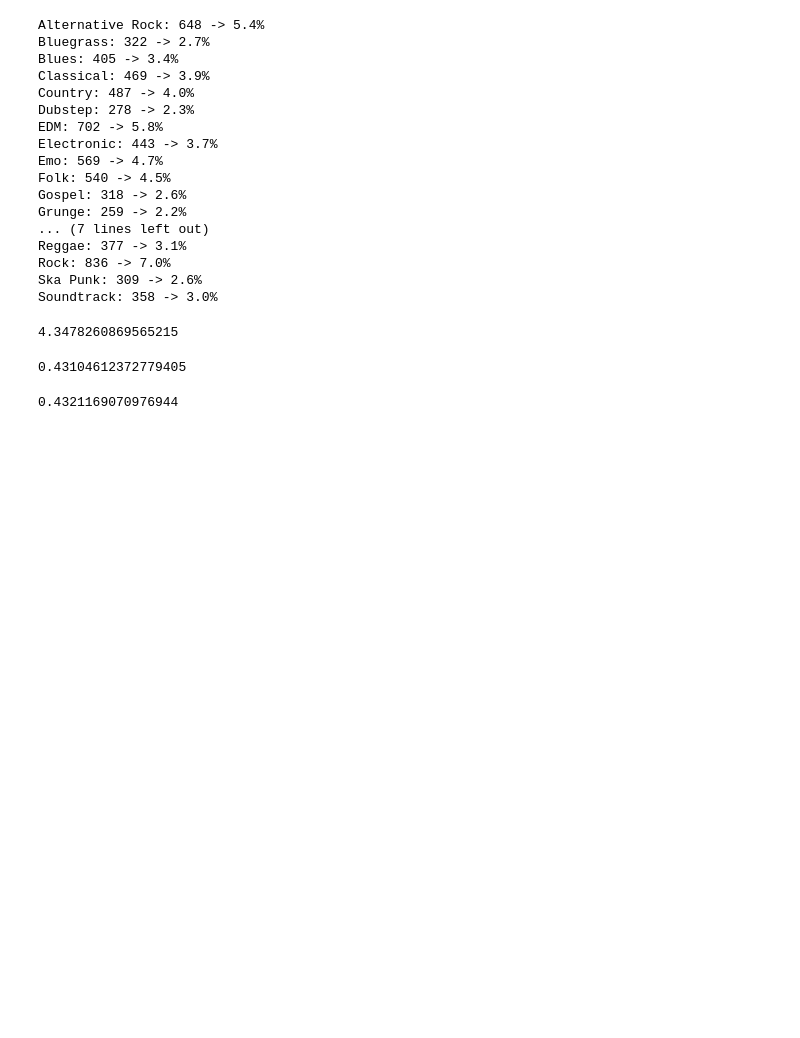
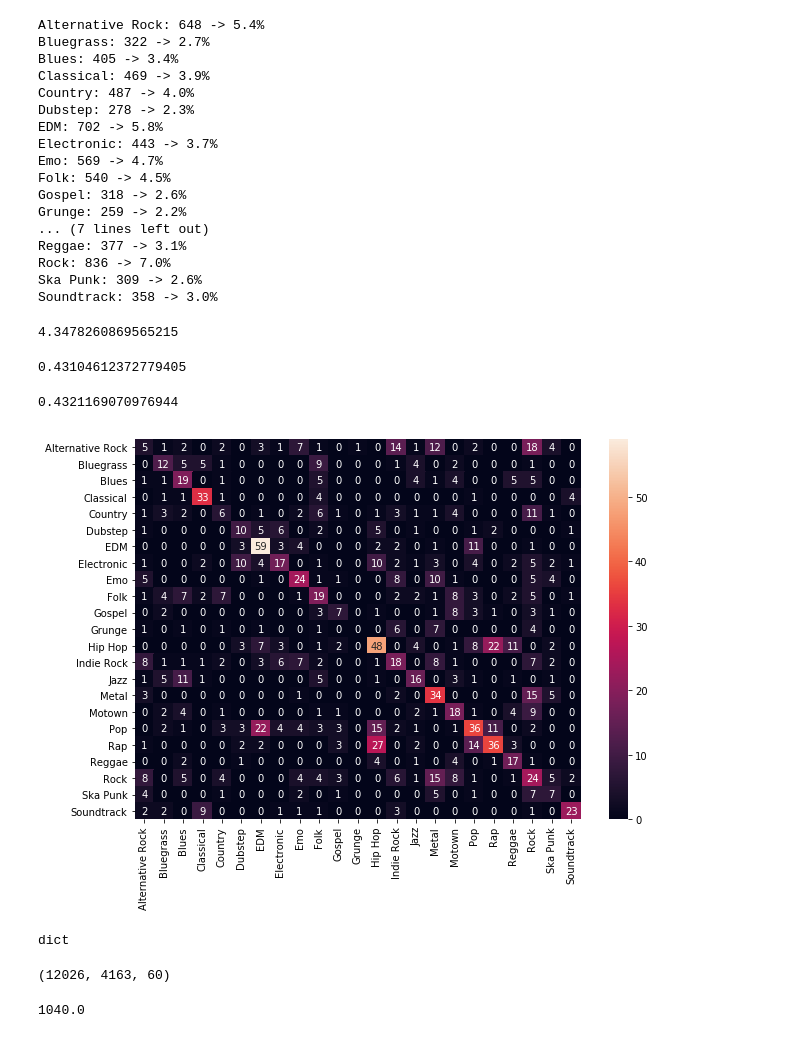
Before and after one commit to zrachlin/spotifire-python, a Jupyter notebook: Genre_Prediction/kerasGenrePrediction.ipynb, the cells around one changed output. Cells and saved outputs as stored; diff of their text form; code cells hidden in the pictures; blank space fills up the shorter version.

```diff
--- a/Genre_Prediction/kerasGenrePrediction.ipynb
+++ b/Genre_Prediction/kerasGenrePrediction.ipynb
@@ -405,3 +401,18 @@ f1_score(y_class, preds_class, average='macro')
 f1_score(y_class, preds_class, average='weighted')
 # %% [output]
 0.4321169070976944
+# %%
+#auxiliary confusion matrix
+predsaux_class = [np.argmax(i) for i in preds[1]]
+cm = confusion_matrix(y_class, predsaux_class)
+df_cm = pd.DataFrame(cm, index = [i for i in genreList],
+                  columns = [i for i in genreList])
+plt.figure(figsize = (10,7))
+sn.heatmap(df_cm, annot=True)
+plt.show()
+# %% [output]
+[figure, added]
+# %%
+type(history.history)
+# %% [output]
+dict
@@ -407,0 +421,4 @@ f1_score(y_class, preds_class, average='weighted')
+# %%
+X_train.shape
+# %% [output]
+(12026, 4163, 60)
@@ -407,0 +427,4 @@ f1_score(y_class, preds_class, average='weighted')
+# %%
+4160/4
+# %% [output]
+1040.0
```
Also changed, not shown: parts of 12 cells of this notebook.
